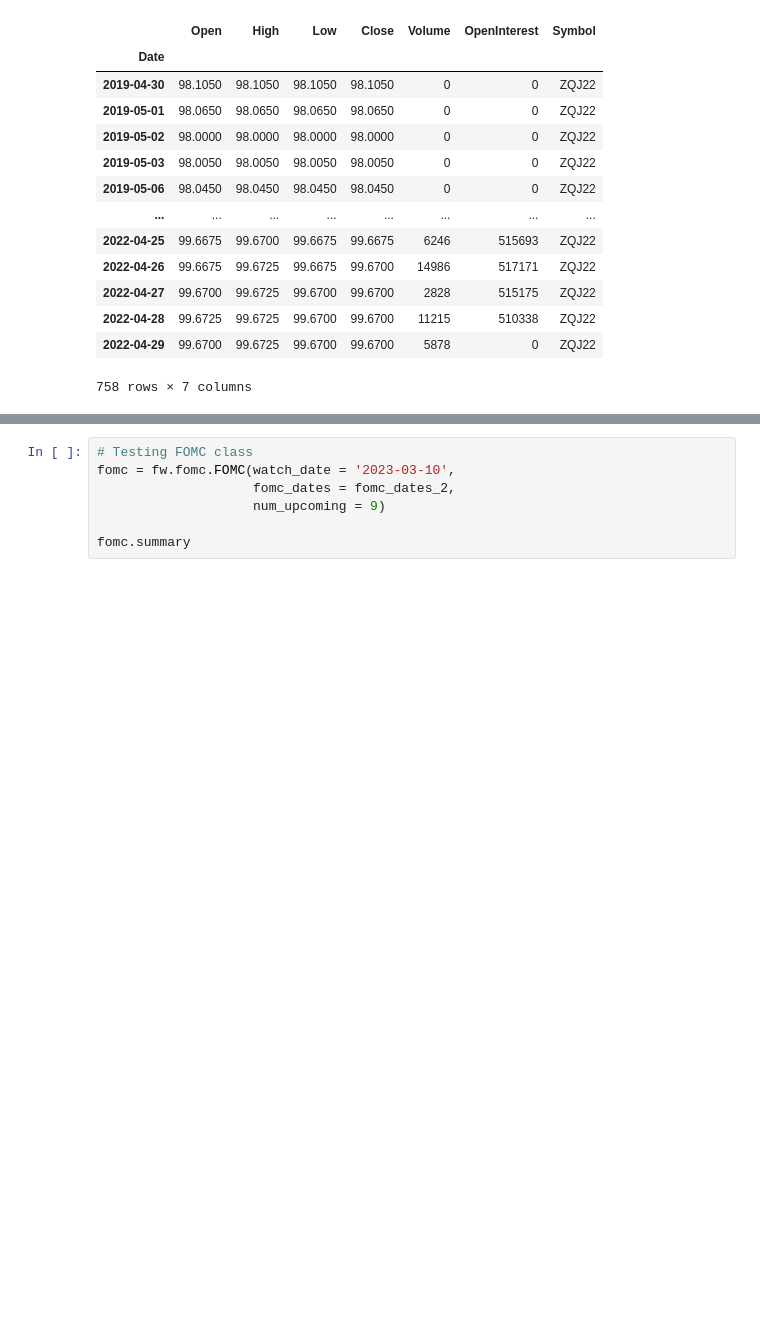
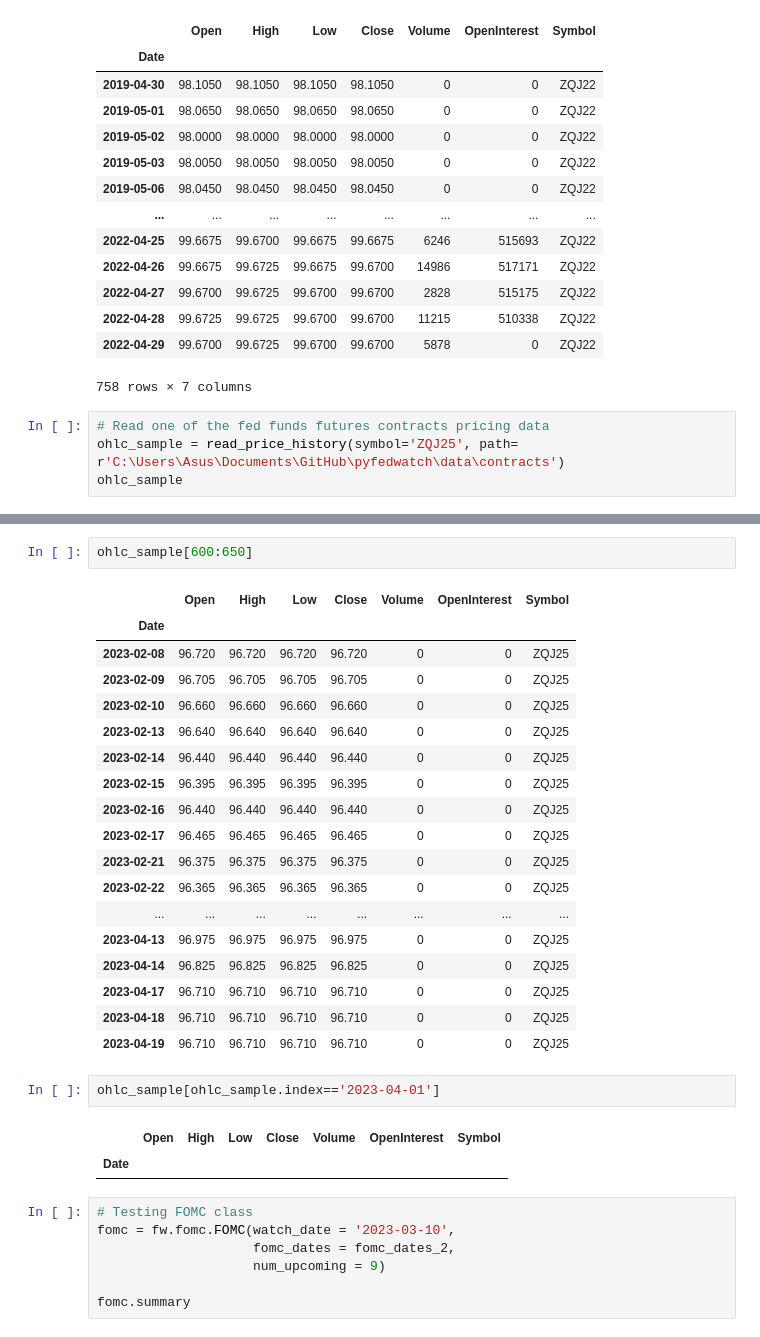
Before and after one commit to baksben/pyfedwatch, a Jupyter notebook: notebooks/Ben's_copy.ipynb, the cells around one changed output, grey strips where cells are left out. Drawn from its saved outputs; the diff is of its cells as text; blank space fills up the shorter version.

```diff
--- a/notebooks/Ben's_copy.ipynb
+++ b/notebooks/Ben's_copy.ipynb
@@ -157,3 +157,7 @@ ohlc_sample
 | 2022-04-28 | 99.6725 | 99.6725 | 99.6700 | 99.6700 | 11215 | 510338 | ZQJ22 |
 | 2022-04-29 | 99.6700 | 99.6725 | 99.6700 | 99.6700 | 5878 | 0 | ZQJ22 |
 758 rows × 7 columns
+# %%
+# Read one of the fed funds futures contracts pricing data
+ohlc_sample = read_price_history(symbol='ZQJ25', path= r'C:\Users\Asus\Documents\GitHub\pyfedwatch\data\contracts')
+ohlc_sample
@@ -160,3 +179,29 @@ ohlc_sample
+# %%
+ohlc_sample[600:650]
+# %% [output]
+|  | Open | High | Low | Close | Volume | OpenInterest | Symbol |
+| Date |  |  |  |  |  |  |  |
+| 2023-02-08 | 96.720 | 96.720 | 96.720 | 96.720 | 0 | 0 | ZQJ25 |
+| 2023-02-09 | 96.705 | 96.705 | 96.705 | 96.705 | 0 | 0 | ZQJ25 |
+| 2023-02-10 | 96.660 | 96.660 | 96.660 | 96.660 | 0 | 0 | ZQJ25 |
+| 2023-02-13 | 96.640 | 96.640 | 96.640 | 96.640 | 0 | 0 | ZQJ25 |
+| 2023-02-14 | 96.440 | 96.440 | 96.440 | 96.440 | 0 | 0 | ZQJ25 |
+| 2023-02-15 | 96.395 | 96.395 | 96.395 | 96.395 | 0 | 0 | ZQJ25 |
+| 2023-02-16 | 96.440 | 96.440 | 96.440 | 96.440 | 0 | 0 | ZQJ25 |
+| 2023-02-17 | 96.465 | 96.465 | 96.465 | 96.465 | 0 | 0 | ZQJ25 |
+| 2023-02-21 | 96.375 | 96.375 | 96.375 | 96.375 | 0 | 0 | ZQJ25 |
+| 2023-02-22 | 96.365 | 96.365 | 96.365 | 96.365 | 0 | 0 | ZQJ25 |
+| ... | ... | ... | ... | ... | ... | ... | ... |
+| 2023-04-13 | 96.975 | 96.975 | 96.975 | 96.975 | 0 | 0 | ZQJ25 |
+| 2023-04-14 | 96.825 | 96.825 | 96.825 | 96.825 | 0 | 0 | ZQJ25 |
+| 2023-04-17 | 96.710 | 96.710 | 96.710 | 96.710 | 0 | 0 | ZQJ25 |
+| 2023-04-18 | 96.710 | 96.710 | 96.710 | 96.710 | 0 | 0 | ZQJ25 |
+| 2023-04-19 | 96.710 | 96.710 | 96.710 | 96.710 | 0 | 0 | ZQJ25 |
+# %%
+ohlc_sample[ohlc_sample.index=='2023-04-01']
+# %% [output]
+|  | Open | High | Low | Close | Volume | OpenInterest | Symbol |
+| Date |  |  |  |  |  |  |  |
 # %%
 # Testing FOMC class
 fomc = fw.fomc.FOMC(watch_date = '2023-03-10',
```
Also changed, not shown: parts of 8 cells of this notebook, 1 other file.
